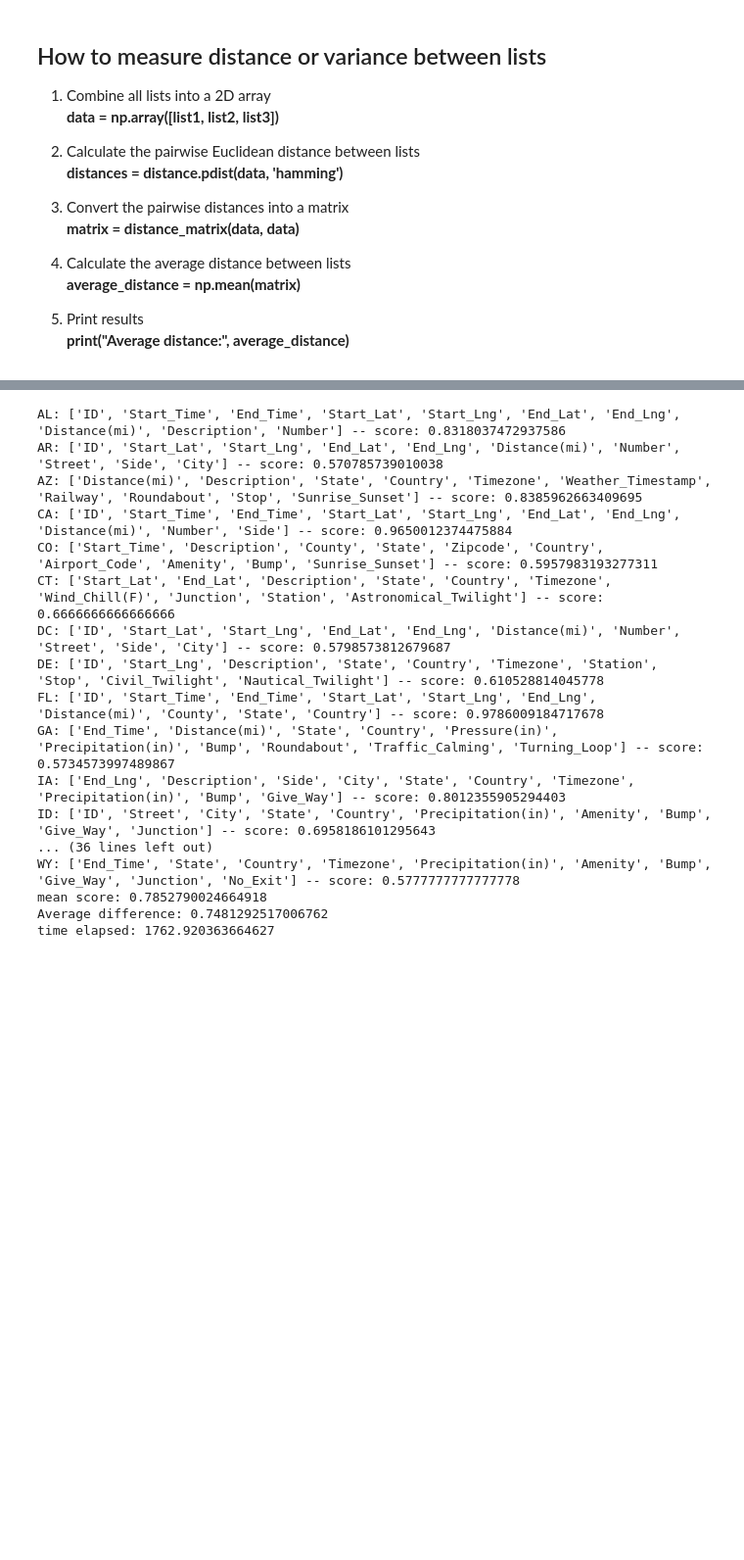
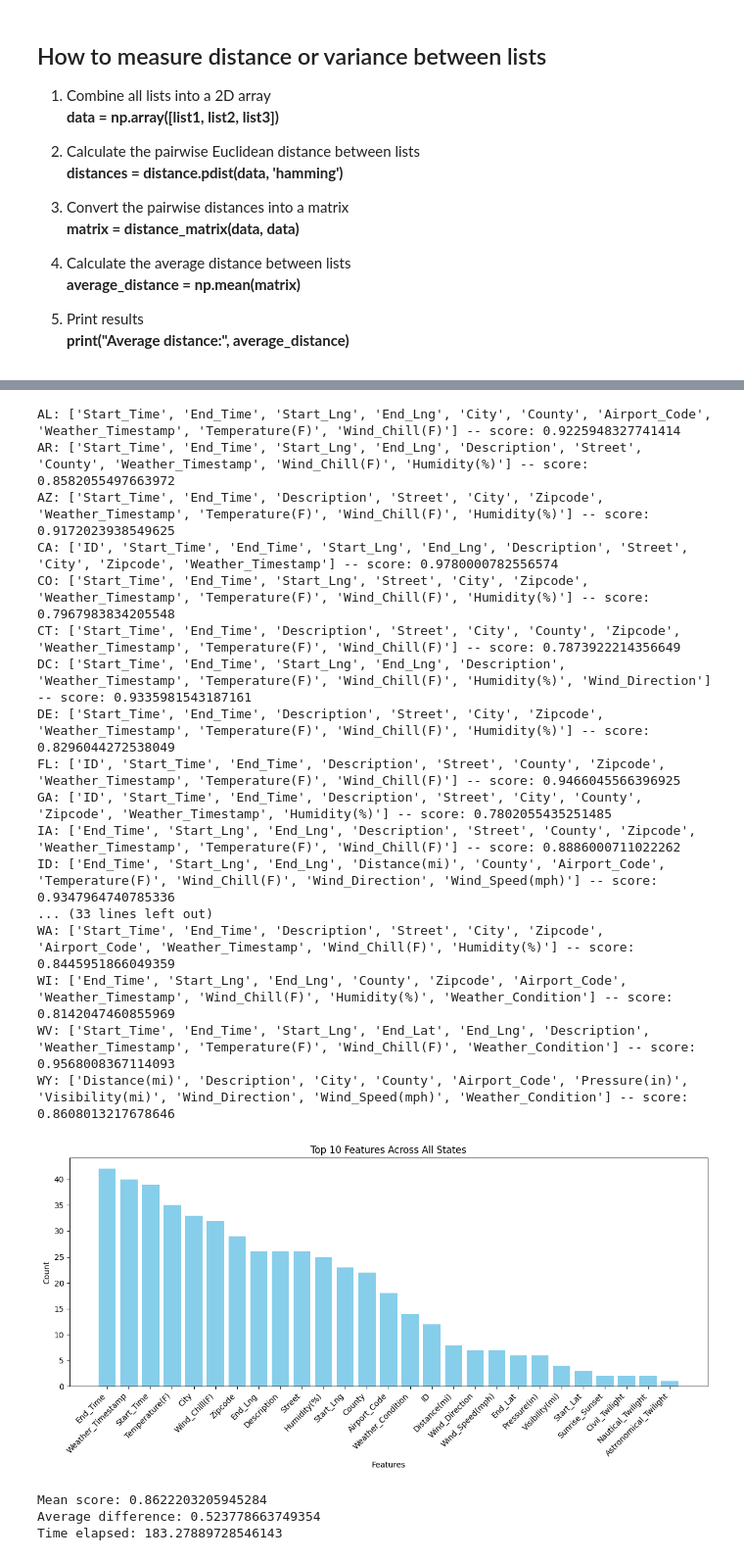
Before and after one commit to Loza10/CarCrashAnalysis, a Jupyter notebook: experiment.ipynb, the cells around one changed output, grey strips where cells are left out. Shown at 98% size. Saved outputs shown, nothing was run; the diff lists cells and outputs as text; code cells hidden in the pictures; blank space fills up the shorter version.

```diff
--- a/experiment.ipynb
+++ b/experiment.ipynb
@@ -132,6 +241,6 @@ for US_State_name, US_State_dataset in tqdm(US_States_datasets.items()):
 # %%
 """
-1. Sequential Feature Selection
+2. Recursive Feature Elimination
 """
 
 # Collect start time
@@ -140,7 +249,7 @@ start = time.time()
 # List for storing scores
 scores = []
 
-# List for storing features selected
+# List for features selected
 all_features = []
 
 # Perform experiment over each state
@@ -154,66 +263,89 @@ for US_State_name, US_State_dataset in US_States_datasets.items():
     model = LogisticRegression()
 
     # Perform RFE on state data
-    sfs = SequentialFeatureSelector(model, n_features_to_select=10, n_jobs=-1)
+    rfe = RFE(model, n_features_to_select=10)
 
     # Fit using the RFE method
-    sfs.fit(X, y)
+    rfe.fit(X, y)
 
     # Add to features list
-    features = X.columns[sfs.support_].tolist()
-    all_features.append(features)
+    features = X.columns[rfe.support_].tolist()
+    all_features.extend(features)
 
     # Print best features for state
     print(f'{US_State_name}: {features}', end='')
 
     # Obtain new X
-    X_new = sfs.transform(X)
+    X_new = rfe.transform(X)
 
     # Create and fit model for predictions using selected features
     fitted_model = MLPClassifier()
 
     # Perform cross validation
     score = cross_val_score(fitted_model, X_new, y, cv=3, scoring='accuracy').mean()
 
     # Present score for this state
     print(f' -- score: {score}')
 
     # Store score
     scores.append(score)
 
+# Count the occurrence of each feature across all states
+feature_counts = Counter(all_features)
+
+# Sort features by count in descending order
+sorted_features = feature_counts.most_common()
+
+# Prepare data for plotting
+features, counts = zip(*sorted_features)
+
+# Plot the barplot
+plt.figure(figsize=(12, 6))
+plt.bar(features, counts, color='skyblue')
+plt.xlabel('Features')
+plt.ylabel('Count')
+plt.title('Top 10 Features Across All States')
+plt.xticks(rotation=45, ha='right')
+plt.tight_layout()
+plt.show()
+
 # Present final score
-print(f'mean score: {sum(scores) / len(scores)}')
+print(f'Mean score: {sum(scores) / len(scores)}')
 
 # Calculate and present feature variance
 total_difference = 0
 for i in range(len(all_features)):
     for j in range(len(all_features)):
         if i != j:
             difference = SequenceMatcher(None, all_features[i], all_features[j]).ratio()
             total_difference += difference
 average_difference = total_difference / ((len(all_features) * (len(all_features) - 1)) / 2)
 print("Average difference:", average_difference)
 
 # Present time elapsed
 end = time.time()
-print(f'time elapsed: {end - start}')
+print(f'Time elapsed: {end - start}')
 # %% [output]
-AL: ['ID', 'Start_Time', 'End_Time', 'Start_Lat', 'Start_Lng', 'End_Lat', 'End_Lng', 'Distance(mi)', 'Description', 'Number'] -- score: 0.8318037472937586
-AR: ['ID', 'Start_Lat', 'Start_Lng', 'End_Lat', 'End_Lng', 'Distance(mi)', 'Number', 'Street', 'Side', 'City'] -- score: 0.570785739010038
-AZ: ['Distance(mi)', 'Description', 'State', 'Country', 'Timezone', 'Weather_Timestamp', 'Railway', 'Roundabout', 'Stop', 'Sunrise_Sunset'] -- score: 0.8385962663409695
-CA: ['ID', 'Start_Time', 'End_Time', 'Start_Lat', 'Start_Lng', 'End_Lat', 'End_Lng', 'Distance(mi)', 'Number', 'Side'] -- score: 0.9650012374475884
-CO: ['Start_Time', 'Description', 'County', 'State', 'Zipcode', 'Country', 'Airport_Code', 'Amenity', 'Bump', 'Sunrise_Sunset'] -- score: 0.5957983193277311
-CT: ['Start_Lat', 'End_Lat', 'Description', 'State', 'Country', 'Timezone', 'Wind_Chill(F)', 'Junction', 'Station', 'Astronomical_Twilight'] -- score: 0.6666666666666666
-DC: ['ID', 'Start_Lat', 'Start_Lng', 'End_Lat', 'End_Lng', 'Distance(mi)', 'Number', 'Street', 'Side', 'City'] -- score: 0.5798573812679687
-DE: ['ID', 'Start_Lng', 'Description', 'State', 'Country', 'Timezone', 'Station', 'Stop', 'Civil_Twilight', 'Nautical_Twilight'] -- score: 0.610528814045778
-FL: ['ID', 'Start_Time', 'End_Time', 'Start_Lat', 'Start_Lng', 'End_Lng', 'Distance(mi)', 'County', 'State', 'Country'] -- score: 0.9786009184717678
-GA: ['End_Time', 'Distance(mi)', 'State', 'Country', 'Pressure(in)', 'Precipitation(in)', 'Bump', 'Roundabout', 'Traffic_Calming', 'Turning_Loop'] -- score: 0.5734573997489867
-IA: ['End_Lng', 'Description', 'Side', 'City', 'State', 'Country', 'Timezone', 'Precipitation(in)', 'Bump', 'Give_Way'] -- score: 0.8012355905294403
-ID: ['ID', 'Street', 'City', 'State', 'Country', 'Precipitation(in)', 'Amenity', 'Bump', 'Give_Way', 'Junction'] -- score: 0.6958186101295643
-... (36 lines left out)
-WY: ['End_Time', 'State', 'Country', 'Timezone', 'Precipitation(in)', 'Amenity', 'Bump', 'Give_Way', 'Junction', 'No_Exit'] -- score: 0.5777777777777778
-mean score: 0.7852790024664918
-Average difference: 0.7481292517006762
-time elapsed: 1762.920363664627
+AL: ['Start_Time', 'End_Time', 'Start_Lng', 'End_Lng', 'City', 'County', 'Airport_Code', 'Weather_Timestamp', 'Temperature(F)', 'Wind_Chill(F)'] -- score: 0.9225948327741414
+AR: ['Start_Time', 'End_Time', 'Start_Lng', 'End_Lng', 'Description', 'Street', 'County', 'Weather_Timestamp', 'Wind_Chill(F)', 'Humidity(%)'] -- score: 0.8582055497663972
+AZ: ['Start_Time', 'End_Time', 'Description', 'Street', 'City', 'Zipcode', 'Weather_Timestamp', 'Temperature(F)', 'Wind_Chill(F)', 'Humidity(%)'] -- score: 0.9172023938549625
+CA: ['ID', 'Start_Time', 'End_Time', 'Start_Lng', 'End_Lng', 'Description', 'Street', 'City', 'Zipcode', 'Weather_Timestamp'] -- score: 0.9780000782556574
+CO: ['Start_Time', 'End_Time', 'Start_Lng', 'Street', 'City', 'Zipcode', 'Weather_Timestamp', 'Temperature(F)', 'Wind_Chill(F)', 'Humidity(%)'] -- score: 0.7967983834205548
+CT: ['Start_Time', 'End_Time', 'Description', 'Street', 'City', 'County', 'Zipcode', 'Weather_Timestamp', 'Temperature(F)', 'Wind_Chill(F)'] -- score: 0.7873922214356649
+DC: ['Start_Time', 'End_Time', 'Start_Lng', 'End_Lng', 'Description', 'Weather_Timestamp', 'Temperature(F)', 'Wind_Chill(F)', 'Humidity(%)', 'Wind_Direction'] -- score: 0.9335981543187161
+DE: ['Start_Time', 'End_Time', 'Description', 'Street', 'City', 'Zipcode', 'Weather_Timestamp', 'Temperature(F)', 'Wind_Chill(F)', 'Humidity(%)'] -- score: 0.8296044272538049
+FL: ['ID', 'Start_Time', 'End_Time', 'Description', 'Street', 'County', 'Zipcode', 'Weather_Timestamp', 'Temperature(F)', 'Wind_Chill(F)'] -- score: 0.9466045566396925
+GA: ['ID', 'Start_Time', 'End_Time', 'Description', 'Street', 'City', 'County', 'Zipcode', 'Weather_Timestamp', 'Humidity(%)'] -- score: 0.7802055435251485
+IA: ['End_Time', 'Start_Lng', 'End_Lng', 'Description', 'Street', 'County', 'Zipcode', 'Weather_Timestamp', 'Temperature(F)', 'Wind_Chill(F)'] -- score: 0.8886000711022262
+ID: ['End_Time', 'Start_Lng', 'End_Lng', 'Distance(mi)', 'County', 'Airport_Code', 'Temperature(F)', 'Wind_Chill(F)', 'Wind_Direction', 'Wind_Speed(mph)'] -- score: 0.9347964740785336
+... (33 lines left out)
+WA: ['Start_Time', 'End_Time', 'Description', 'Street', 'City', 'Zipcode', 'Airport_Code', 'Weather_Timestamp', 'Wind_Chill(F)', 'Humidity(%)'] -- score: 0.8445951866049359
+WI: ['End_Time', 'Start_Lng', 'End_Lng', 'County', 'Zipcode', 'Airport_Code', 'Weather_Timestamp', 'Wind_Chill(F)', 'Humidity(%)', 'Weather_Condition'] -- score: 0.8142047460855969
+WV: ['Start_Time', 'End_Time', 'Start_Lng', 'End_Lat', 'End_Lng', 'Description', 'Weather_Timestamp', 'Temperature(F)', 'Wind_Chill(F)', 'Weather_Condition'] -- score: 0.9568008367114093
+WY: ['Distance(mi)', 'Description', 'City', 'County', 'Airport_Code', 'Pressure(in)', 'Visibility(mi)', 'Wind_Direction', 'Wind_Speed(mph)', 'Weather_Condition'] -- score: 0.8608013217678646
+[figure, added]
+Mean score: 0.8622203205945284
+Average difference: 0.523778663749354
+Time elapsed: 183.27889728546143
 # %%
 """
```
Also changed, not shown: parts of 8 cells of this notebook.
